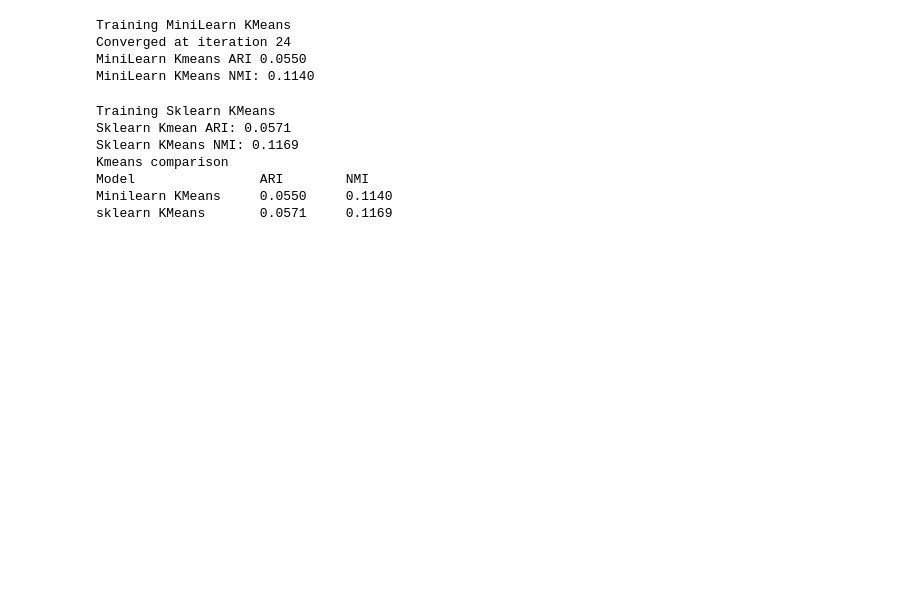
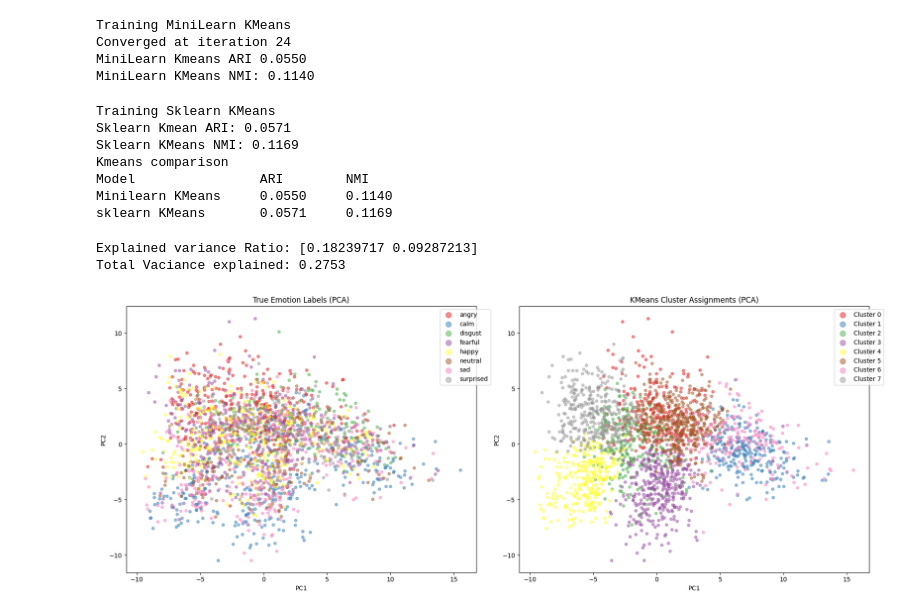
Before and after one commit to Alex-Abreu3/Project_CSE432-532, a Jupyter notebook: SER_Project/notebooks/week11_clustering.ipynb, the cells around one changed output. Saved outputs shown, nothing was run; the diff lists cells and outputs as text; code cells hidden in the pictures; blank space fills up the shorter version.

```diff
--- a/SER_Project/notebooks/week11_clustering.ipynb
+++ b/SER_Project/notebooks/week11_clustering.ipynb
@@ -82,3 +82,40 @@ Kmeans comparison
 Model                ARI        NMI
 Minilearn KMeans     0.0550     0.1140
 sklearn KMeans       0.0571     0.1169
+# %%
+#reduce to 2d using pca for visualization
+pca = PCA(n_components=2, random_state=42)
+X_pca = pca.fit_transform(X_all)
+
+print(f"Explained variance Ratio: {pca.explained_variance_ratio_}")
+print(f"Total Vaciance explained: {sum(pca.explained_variance_ratio_):.4f}")
+
+#plot clusters vs true lables
+fig, axes = plt.subplots(1,2,figsize=(18,7))
+
+emotions = np.unique(y_all)
+colors = plt.cm.Set1(np.linspace(0,1,8))
+
+for idx, emotion in enumerate(emotions):
+    mask = y_all ==emotion
+    axes[0].scatter(X_pca[mask,0], X_pca[mask,1], c=[colors[idx]], label=emotion, alpha=0.5, s=20)
+axes[0].set_title("True Emotion Labels (PCA)")
+axes[0].set_xlabel('PC1')
+axes[0].set_ylabel('PC2')
+axes[0].legend(markerscale=2, bbox_to_anchor=(1.05,1))
+
+#Kmean cluster assignmetns
+for k in range(8):
+    mask = sklearn_labels == k
+    axes[1].scatter(X_pca[mask,0], X_pca[mask,1], c=[colors[k]], label=f"Cluster {k}", alpha=0.5, s=20)
+axes[1].set_title("KMeans Cluster Assignments (PCA)")
+axes[1].set_xlabel('PC1')
+axes[1].set_ylabel('PC2')
+axes[1].legend(markerscale=2, bbox_to_anchor=(1.05,1))
+
+plt.tight_layout()
+plt.show()
+# %% [output]
+Explained variance Ratio: [0.18239717 0.09287213]
+Total Vaciance explained: 0.2753
+[figure, added]
```
Also changed, not shown: parts of 2 cells of this notebook.
